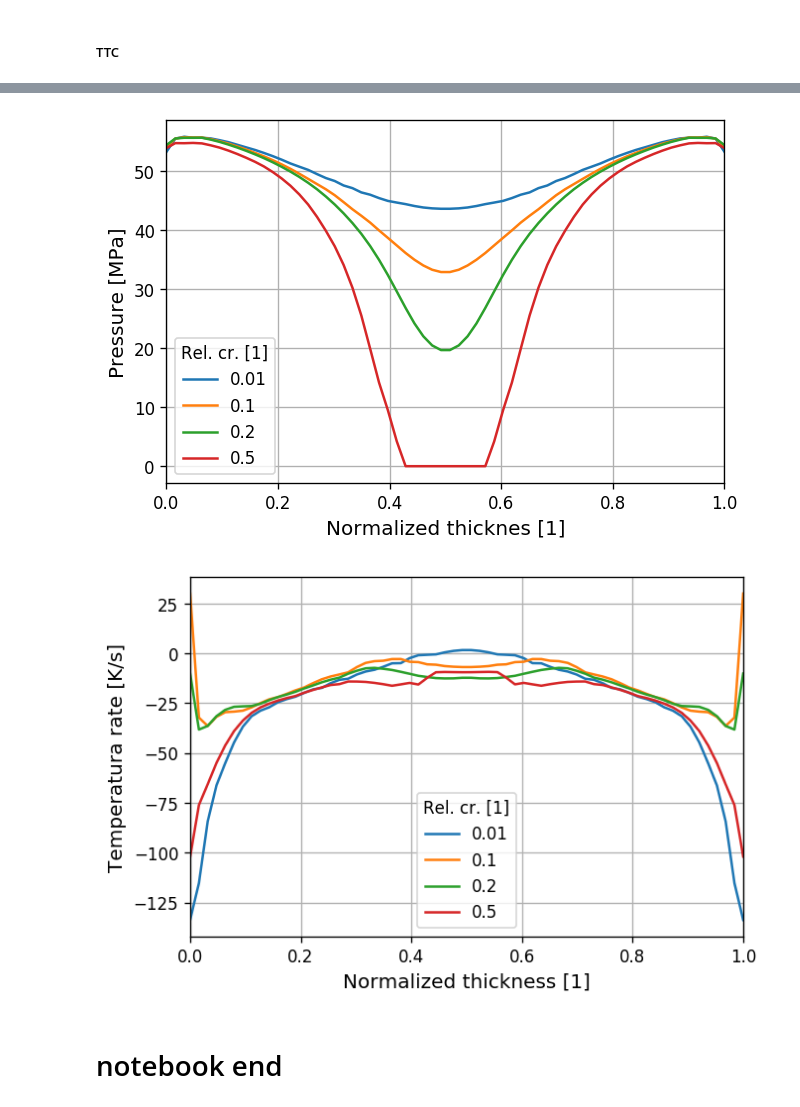
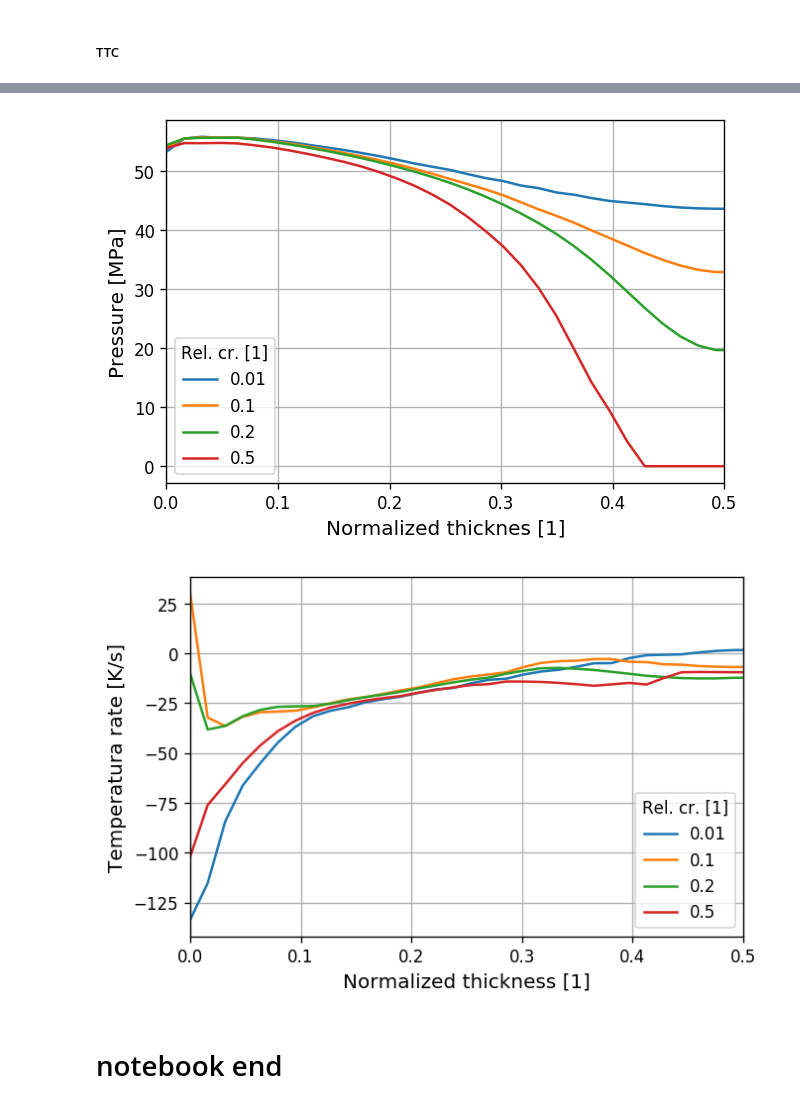
Before and after one commit to krebeljk/openInjMoldDyMSimCr, a Jupyter notebook: tutorials/fim_01_03.ipynb, the cells around one changed output, grey strips where cells are left out. Cells and saved outputs as stored; diff of their text form; code cells hidden in the pictures.

```diff
--- a/tutorials/fim_01_03.ipynb
+++ b/tutorials/fim_01_03.ipynb
@@ -267,7 +267,7 @@ def lok(ver, field="Tc", absclab="", export=False): #tool_ppData_patch(ver="01_0
     fig, ax = plt.subplots(dpi=120)
 
     times = [0.5,1,2,3,4]
-    tt = linesInterp(tool_OFhist(ver="03_20", fo_name="probeTtP2", sdy="B", field = field), t=times).values
+    tt = linesInterp(tool_OFhist(ver=ver, fo_name="probeTtP2", sdy="B", field = field), t=times).values
     x = np.linspace(0,1,num=len(tt[0]))
     for line,t in zip(tt,times):
         ax.plot(x, line, label=str(t))
@@ -276,7 +276,7 @@ def lok(ver, field="Tc", absclab="", export=False): #tool_ppData_patch(ver="01_0
     ax.set_ylabel(absclab)
     ax.grid()
     ax.legend(title="Time [s]")
-    ax.set_xlim(0,1)
+    ax.set_xlim(0,0.5)
     #ax.set_ylim(-100,100)
 
     #ax.set_title('Ver ('+ver+') ')
@@ -310,7 +310,7 @@ def lok0(ver="04_09", export=False):
 
         ax.set_xlabel('Normalized thickness [1]')
         ax.set_ylabel(absclab)
-        ax.set_xlim(0,1)
+        ax.set_xlim(0,0.5)
         ax.legend(title="Rel. cr. [1]")
     #     ax.set_ylim(0.4,0.6)
 
@@ -319,5 +319,5 @@ def lok0(ver="04_09", export=False):
     ax.grid()
     if export:
         tool_fig_tiff(fig, "fim_01_03/fim_01_03_B_"+ver+"_ttc_"+"time"+"_01.tiff")
-lok0(export=True)
+lok0(export=False)
 # %% [output]
@@ -346,7 +346,7 @@ def lok0(ver="03_21", field="Tc", export=False):
 
         ax.set_xlabel('Normalized thickness [1]')
         ax.set_ylabel(absclab)
-        ax.set_xlim(0,1)
+        ax.set_xlim(0,0.5)
         ax.legend(title="Rel. cr. [1]")
     #     ax.set_ylim(0.4,0.6)
 
@@ -362,5 +362,5 @@ lok0(ver="04_09", field="Tc", export=False)
 # %%
-def lok0(ver="03_21", field="p", export=False):
+def lok0(ver="04_09", field="p", export=False):
     fig, ax = plt.subplots(dpi=120)
     def lok(fig, ax, ver, field="Tc", absclab="", crlim=0.5, scl=1.0): #tool_ppData_patch(ver="01_03", region="", time="0", patch="pchCav", fo_name="heatFluxBody1", sdy="C"):
 
@@ -383,7 +383,7 @@ def lok0(ver="03_21", field="p", export=False):
 
         ax.set_xlabel('Normalized thicknes [1]')
         ax.set_ylabel(absclab)
-        ax.set_xlim(0,1)
+        ax.set_xlim(0,0.5)
         ax.legend(title="Rel. cr. [1]")
     #     ax.set_ylim(0.4,0.6)
 
@@ -394,9 +394,9 @@ def lok0(ver="03_21", field="p", export=False):
         tool_fig_tiff(fig, "fim_01_03/fim_01_03_B_"+ver+"_ttc_"+field+"_01.tiff")
 lok0(ver="04_09", field="p", export=False)
 # %% [output]
-[figure, old version]
+[figure, new version]
 # %%
-def lok0(ver="03_21", field="Tc", export=False):
+def lok0(ver="04_09", field="Tc", export=False):
     fig, ax = plt.subplots(dpi=120)
     def lok(fig, ax, ver, field="Tc", absclab="", crlim=0.5): #tool_ppData_patch(ver="01_03", region="", time="0", patch="pchCav", fo_name="heatFluxBody1", sdy="C"):
 
@@ -404,34 +404,34 @@ def lok0(ver="03_21", field="Tc", export=False):
         times = [0.5,1,2,3,4]
         tt = tool_OFhist(ver=ver, fo_name="probeTtP2", sdy="B", field = "zuCr")
         ttOut = tool_OFhist(ver=ver, fo_name="probeTtP2", sdy="B", field = field)
         y = []
         for i in range(1,65):
             timeZero = tool_root(tt.index, tt[i].values-crlim)
             odv = B_odv(tt.index, np.array(ttOut[i].values))
             fun = scipy.interpolate.interp1d(tt.index, odv, 'quadratic')
     #         y.append(timeZero)
             y.append(fun(timeZero))
 
 
         y = np.array(y).flatten()
 
         x = np.linspace(0,1,num=tt.shape[1])
         ax.plot(x, y, label = str(crlim))
 
         ax.set_xlabel('Normalized thickness [1]')
         ax.set_ylabel(absclab)
-        ax.set_xlim(0,1)
+        ax.set_xlim(0,0.5)
         ax.legend(title="Rel. cr. [1]")
     #     ax.set_ylim(0.4,0.6)
 
 
     for crlim in [0.01, 0.1, 0.2, 0.5]:
         lok(fig, ax, ver=ver, field=field, absclab="Temperatura rate [K/s]", crlim=crlim)
     ax.grid()
     if export:
         tool_fig_tiff(fig, "fim_01_03/fim_01_03_B_"+ver+"_ttc_d"+field+"_01.tiff")
 lok0(ver="04_09", field="Tc", export=False)
 # %% [output]
-[figure, old version]
+[figure, new version]
 # %% [markdown]
 # notebook end
```
Also changed, not shown: parts of 5 cells of this notebook.
